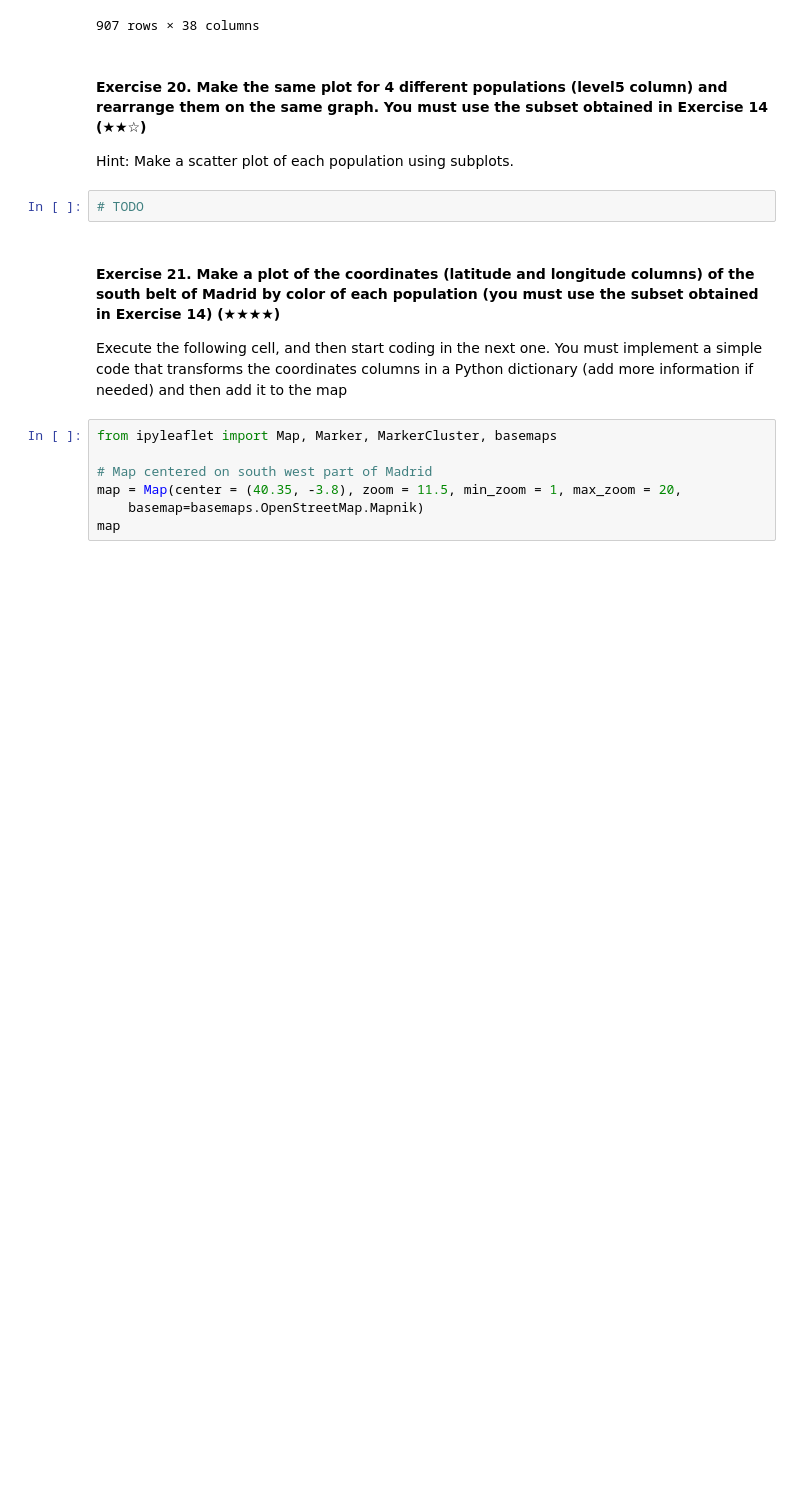
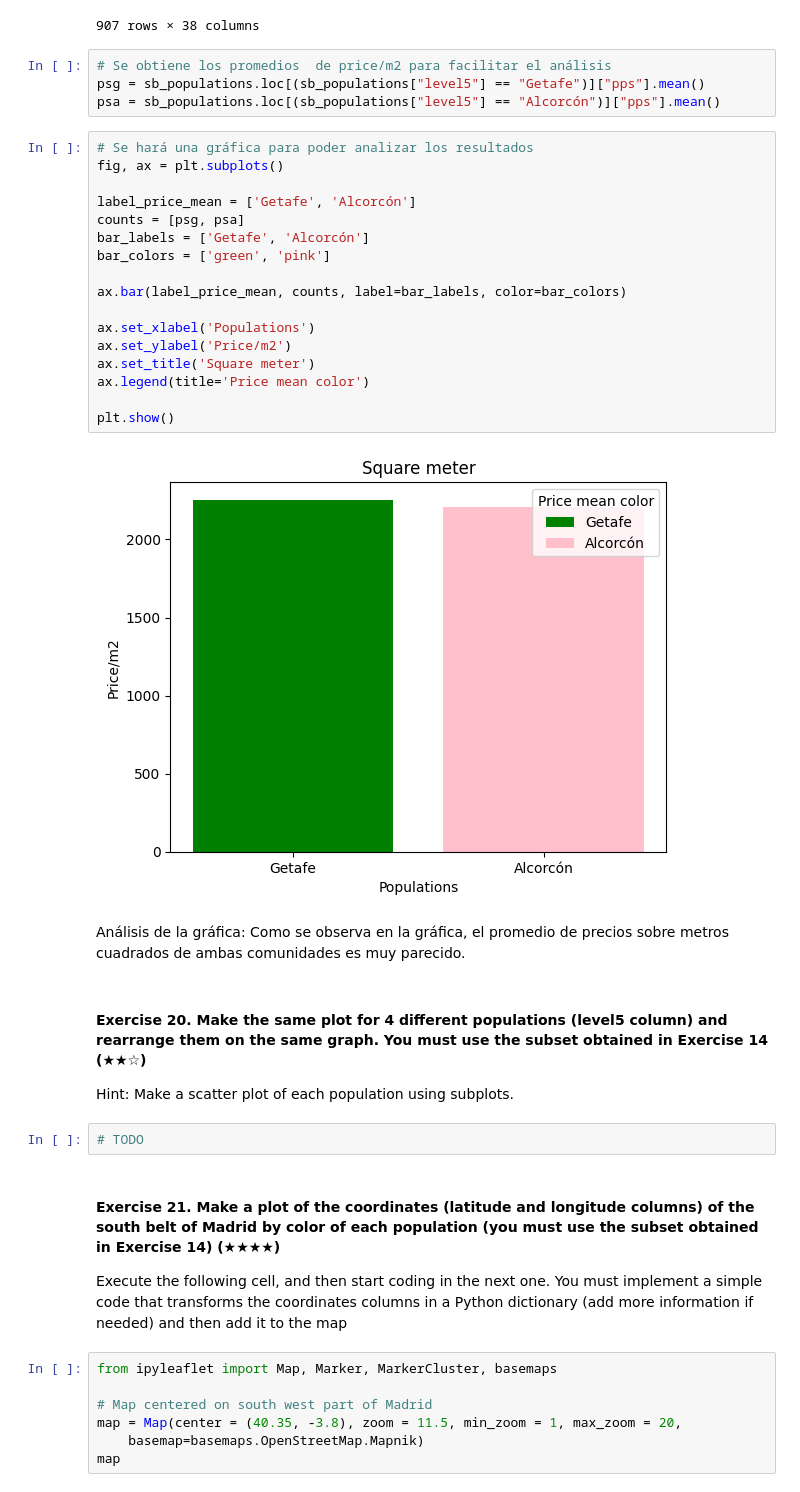
Before and after one commit to Bere333/realestate-datacleanup-exercise, a Jupyter notebook: project.ipynb, the cells around one changed output. Cells and saved outputs as stored; diff of their text form; blank space fills up the shorter version.

Commit message:
added graph to exercise 19

```diff
--- a/project.ipynb
+++ b/project.ipynb
@@ -462,6 +463,32 @@ See the caveats in the documentation: https://pandas.pydata.org/pandas-docs/stab
 | 15322 | 15323 | 153871864 | False | gestion comercial | 911220662.0 | https://www.fotocasa.es/es/compra... | 3.0 | ... |
 | 15325 | 15326 | 153901467 | False | montehogar 68 | 911790675.0 | https://www.fotocasa.es/es/compra... | 2.0 | ... |
 907 rows × 38 columns
+# %%
+# Se obtiene los promedios  de price/m2 para facilitar el análisis
+psg = sb_populations.loc[(sb_populations["level5"] == "Getafe")]["pps"].mean()
+psa = sb_populations.loc[(sb_populations["level5"] == "Alcorcón")]["pps"].mean()
+# %%
+# Se hará una gráfica para poder analizar los resultados
+fig, ax = plt.subplots()
+
+label_price_mean = ['Getafe', 'Alcorcón']
+counts = [psg, psa]
+bar_labels = ['Getafe', 'Alcorcón']
+bar_colors = ['green', 'pink']
+
+ax.bar(label_price_mean, counts, label=bar_labels, color=bar_colors)
+
+ax.set_xlabel('Populations')
+ax.set_ylabel('Price/m2')
+ax.set_title('Square meter')
+ax.legend(title='Price mean color')
+
+plt.show()
+# %% [output]
+[figure, added]
+# %% [markdown]
+Análisis de la gráfica:
+Como se observa en la gráfica, el promedio de precios sobre metros cuadrados de ambas comunidades es muy parecido.
 # %% [markdown]
 #### Exercise 20. Make the same plot for 4 different populations (level5 column) and rearrange them on the same graph. You must use the subset obtained in Exercise 14 (★★☆)
 
```
Also changed, not shown: parts of 1 cell of this notebook.
